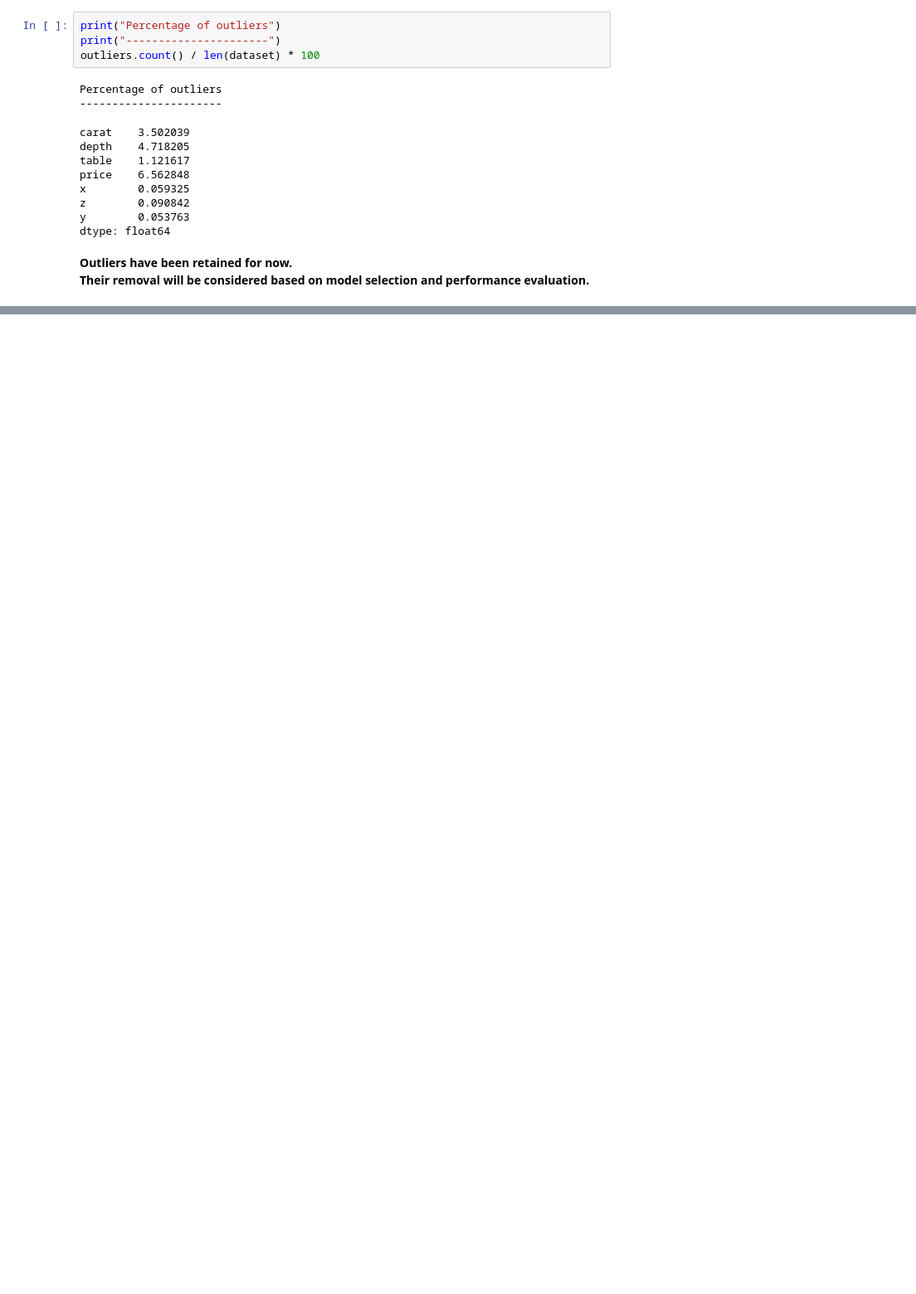
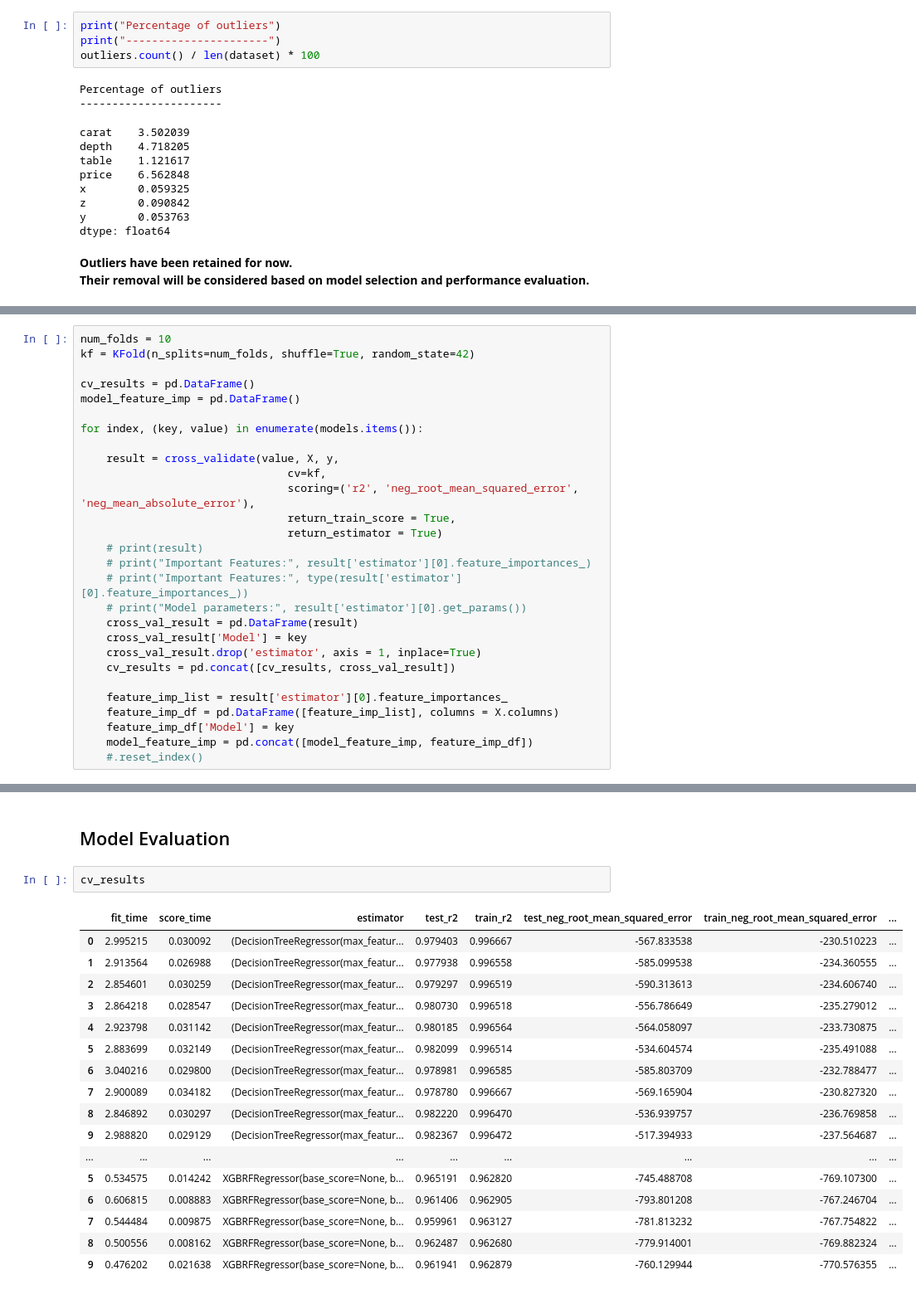
Before and after one commit to TeslimAdeyanju/4-Portfolio-SDS-CP023-diamond-price-predictor, a Jupyter notebook: submissions-team/reema-raghava/data-analysis.ipynb, the cells around one changed output, grey strips where cells are left out. Shown at 83% size. Cells and saved outputs as stored; diff of their text form; blank space fills up the shorter version.

```diff
--- a/submissions-team/reema-raghava/data-analysis.ipynb
+++ b/submissions-team/reema-raghava/data-analysis.ipynb
@@ -500,0 +580,28 @@ Their removal will be considered based on model selection and performance evalua
+# %%
+num_folds = 10
+kf = KFold(n_splits=num_folds, shuffle=True, random_state=42)
+
+cv_results = pd.DataFrame()
+model_feature_imp = pd.DataFrame()
+
+for index, (key, value) in enumerate(models.items()):
+
+    result = cross_validate(value, X, y,
+                                cv=kf,
+                                scoring=('r2', 'neg_root_mean_squared_error', 'neg_mean_absolute_error'),
+                                return_train_score = True,
+                                return_estimator = True)
+    # print(result)
+    # print("Important Features:", result['estimator'][0].feature_importances_)
+    # print("Important Features:", type(result['estimator'][0].feature_importances_))
+    # print("Model parameters:", result['estimator'][0].get_params())
+    cross_val_result = pd.DataFrame(result)
+    cross_val_result['Model'] = key
+    cross_val_result.drop('estimator', axis = 1, inplace=True)
+    cv_results = pd.concat([cv_results, cross_val_result])
+
+    feature_imp_list = result['estimator'][0].feature_importances_
+    feature_imp_df = pd.DataFrame([feature_imp_list], columns = X.columns)
+    feature_imp_df['Model'] = key
+    model_feature_imp = pd.concat([model_feature_imp, feature_imp_df])
+    #.reset_index()
@@ -500,0 +625,22 @@ Their removal will be considered based on model selection and performance evalua
+# %% [markdown]
+## Model Evaluation
+# %%
+cv_results
+# %% [output]
+|  | fit_time | score_time | estimator | test_r2 | train_r2 | test_neg_root_mean_squared_error | train_neg_root_mean_squared_error | ... |
+| 0 | 2.995215 | 0.030092 | (DecisionTreeRegressor(max_featur... | 0.979403 | 0.996667 | -567.833538 | -230.510223 | ... |
+| 1 | 2.913564 | 0.026988 | (DecisionTreeRegressor(max_featur... | 0.977938 | 0.996558 | -585.099538 | -234.360555 | ... |
+| 2 | 2.854601 | 0.030259 | (DecisionTreeRegressor(max_featur... | 0.979297 | 0.996519 | -590.313613 | -234.606740 | ... |
+| 3 | 2.864218 | 0.028547 | (DecisionTreeRegressor(max_featur... | 0.980730 | 0.996518 | -556.786649 | -235.279012 | ... |
+| 4 | 2.923798 | 0.031142 | (DecisionTreeRegressor(max_featur... | 0.980185 | 0.996564 | -564.058097 | -233.730875 | ... |
+| 5 | 2.883699 | 0.032149 | (DecisionTreeRegressor(max_featur... | 0.982099 | 0.996514 | -534.604574 | -235.491088 | ... |
+| 6 | 3.040216 | 0.029800 | (DecisionTreeRegressor(max_featur... | 0.978981 | 0.996585 | -585.803709 | -232.788477 | ... |
+| 7 | 2.900089 | 0.034182 | (DecisionTreeRegressor(max_featur... | 0.978780 | 0.996667 | -569.165904 | -230.827320 | ... |
+| 8 | 2.846892 | 0.030297 | (DecisionTreeRegressor(max_featur... | 0.982220 | 0.996470 | -536.939757 | -236.769858 | ... |
+| 9 | 2.988820 | 0.029129 | (DecisionTreeRegressor(max_featur... | 0.982367 | 0.996472 | -517.394933 | -237.564687 | ... |
+| ... | ... | ... | ... | ... | ... | ... | ... | ... |
+| 5 | 0.534575 | 0.014242 | XGBRFRegressor(base_score=None, b... | 0.965191 | 0.962820 | -745.488708 | -769.107300 | ... |
+| 6 | 0.606815 | 0.008883 | XGBRFRegressor(base_score=None, b... | 0.961406 | 0.962905 | -793.801208 | -767.246704 | ... |
+| 7 | 0.544484 | 0.009875 | XGBRFRegressor(base_score=None, b... | 0.959961 | 0.963127 | -781.813232 | -767.754822 | ... |
+| 8 | 0.500556 | 0.008162 | XGBRFRegressor(base_score=None, b... | 0.962487 | 0.962680 | -779.914001 | -769.882324 | ... |
+| 9 | 0.476202 | 0.021638 | XGBRFRegressor(base_score=None, b... | 0.961941 | 0.962879 | -760.129944 | -770.576355 | ... |
```
Also changed, not shown: parts of 51 cells of this notebook, 1 other file.
